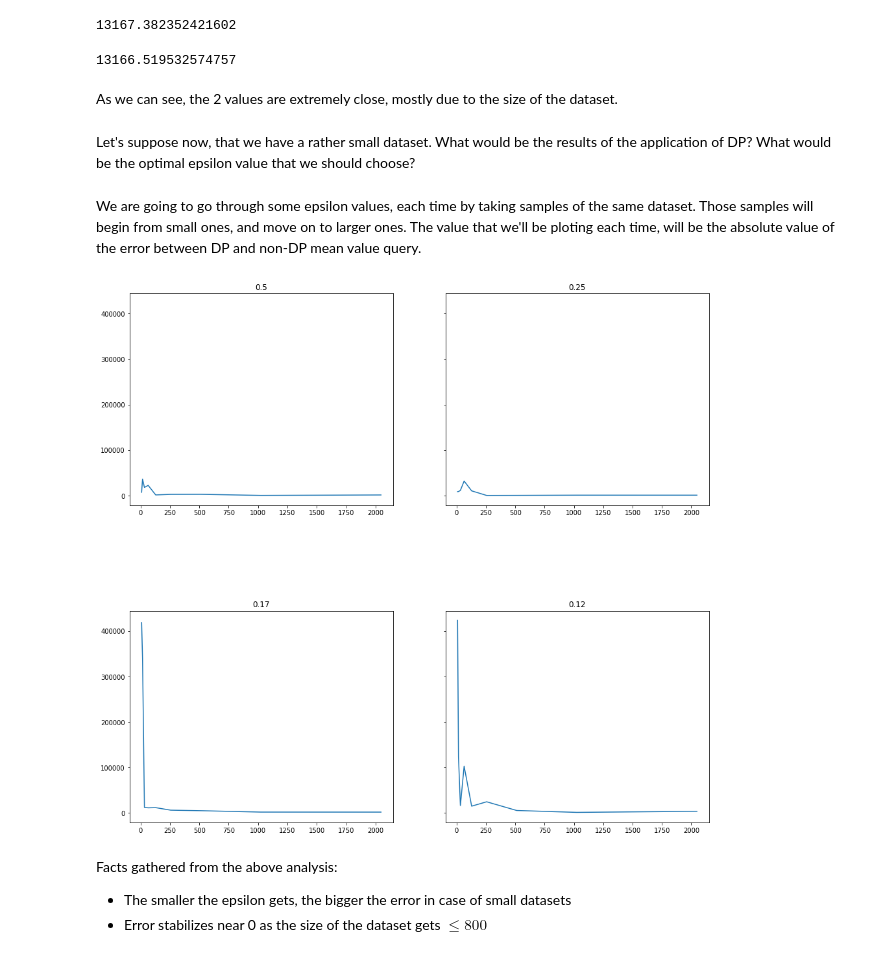
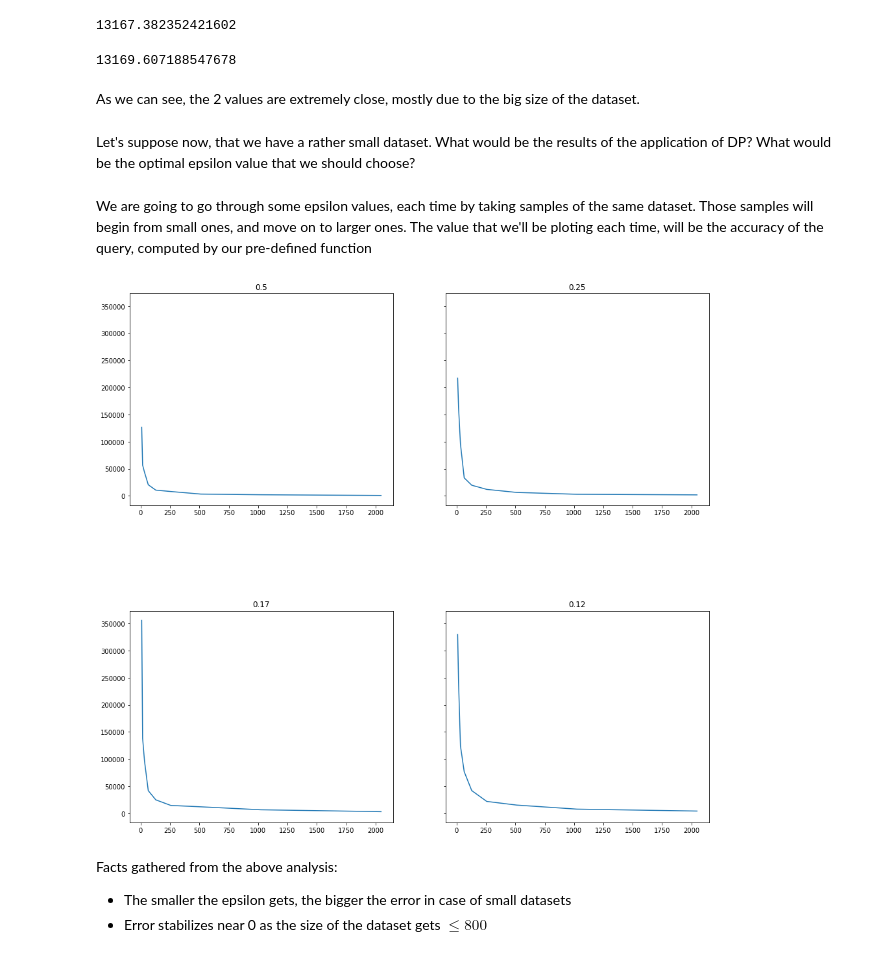
Before and after one commit to nikosgalanis/local-dp-protocols, a Jupyter notebook: ibm_lib_work/basic_queries.ipynb, the cells around one changed output. Saved outputs shown, nothing was run; the diff lists cells and outputs as text; code cells hidden in the pictures.

Commit message:
Fixed accuracy testings in basic queries notebook

```diff
--- a/ibm_lib_work/basic_queries.ipynb
+++ b/ibm_lib_work/basic_queries.ipynb
@@ -74,3 +71,5 @@ print(medicare_payment_range)
+# %%
+total_payment_range = medicare_payment_range = (0, 1000000)
 # %% [markdown]
 One parameter when applying DP is the __budget accountant__. This variable tracks the privacy spent, so that our system is not left exposed after lots of "expensive queries". The system will allow someone to ask one question that uses the whole privacy budget, or a series of questions whose total impact is less or equal to the initial budget.
 # %% [markdown]
@@ -89,3 +92,19 @@ BudgetAccountant(epsilon=1, delta=0)
+# %%
+def accuracy_error(non_dp_query, dp_query, bounds, dataset, epsilon = 1):
+    # list of the error in every loop
+    acc = []
+    # result without dp. No need to re-compute in every loop
+    res_wo_dp = non_dp_query(dataset)
+    # run 100 times
+    for i in range(0,100):
+        # result with dp. subject to change in every loop
+        res_with_dp = dp_query(dataset, bounds = bounds, epsilon = epsilon)
+        # absolute error of the 2 computations
+        diff = abs(res_wo_dp - res_with_dp)
+        # append the error in the error list
+        acc.append(diff)
+    # return the mean error of our computations
+    return np.mean(acc)
 # %% [markdown]
 ## Basic Queries
 # %% [markdown]
@@ -103,44 +122,42 @@ print (mean_wo_dp)
 mean_with_dp = dp.tools.mean(df['Average Total Payments'].tolist(), bounds = total_payment_range)
 print (mean_with_dp)
 # %% [output]
-13166.519532574757
+13169.607188547678
 # %% [markdown]
-As we can see, the 2 values are extremely close, mostly due to the size of the dataset.
+As we can see, the 2 values are extremely close, mostly due to the big size of the dataset.
 # %% [markdown]
 Let's suppose now, that we have a rather small dataset. What would be the results of the application of DP? What would be the optimal epsilon value that we should choose?
 # %% [markdown]
-We are going to go through some epsilon values, each time by taking samples of the same dataset. Those samples will begin from small ones, and move on to larger ones. The value that we'll be ploting each time, will be the absolute value of the error between DP and non-DP mean value query.
+We are going to go through some epsilon values, each time by taking samples of the same dataset. Those samples will begin from small ones, and move on to larger ones. The value that we'll be ploting each time, will be the accuracy of the query, computed by our pre-defined function
 # %%
 # plot initialization
 fig, axs = plt.subplots(2, 2, sharey = True, figsize = (16,15))
 fig.subplots_adjust(hspace = 0.5)
 
 # epsilon values that we are going to examine
 eps = [0.5 / i for i in range (1,5)]
 # list of the sample sizes that we are going to take
 sample_size = [2 ** i for i in range (3,12)]
 
 # loop through the epsilon values
 for e in range(0,4):
     # set-up for the graphical representation
     ax = axs.flat[e]
     ax.set_title(round(eps[e],2))
     # list of the error rate that will occur
     error = []
     # loop through the samples list
     for i in sample_size:
         sample_df = df.sample(i)
-        # compute mean calue with and without dp
-        mean_wo_dp = np.mean(sample_df['Average Total Payments'])
-        mean_with_dp = dp.tools.mean(sample_df['Average Total Payments'].tolist(), bounds = total_payment_range, epsilon = eps[e])
-        # calculate the error produced by those measurements
-        error.append(abs(mean_with_dp - mean_wo_dp))
+        # calculate the accuracy produced by those measurements
+        res = accuracy_error(np.mean, dp.tools.mean, total_payment_range, sample_df['Average Total Payments'].tolist(), epsilon = eps[e])
+        error.append(res)
     # each time plot the varience of the absolute error, as we are enlargening the dataset
     ax.plot(sample_size, error)
 
 plt.show()
 # %% [output]
-[figure, old version]
+[figure, new version]
 # %% [markdown]
 Facts gathered from the above analysis:
  - The smaller the epsilon gets, the bigger the error in case of small datasets
```
Also changed, not shown: parts of 11 cells of this notebook, 1 other file.
